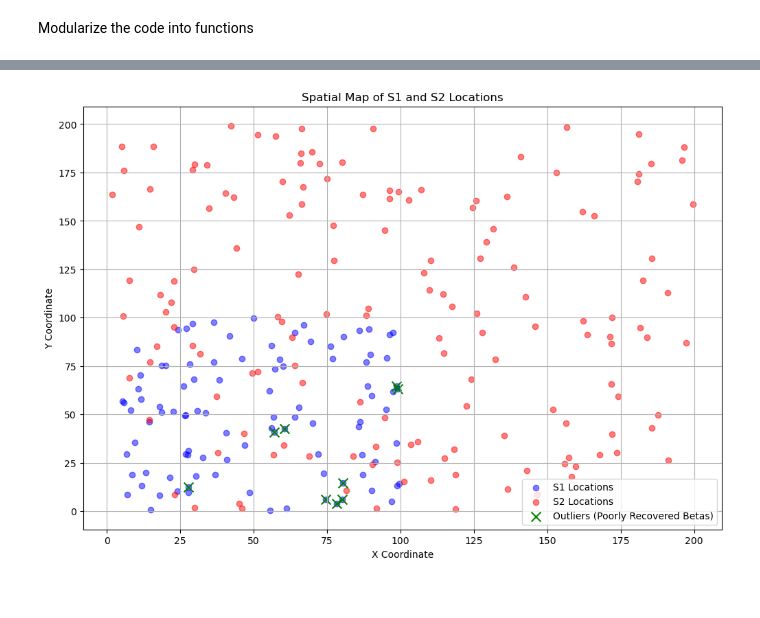
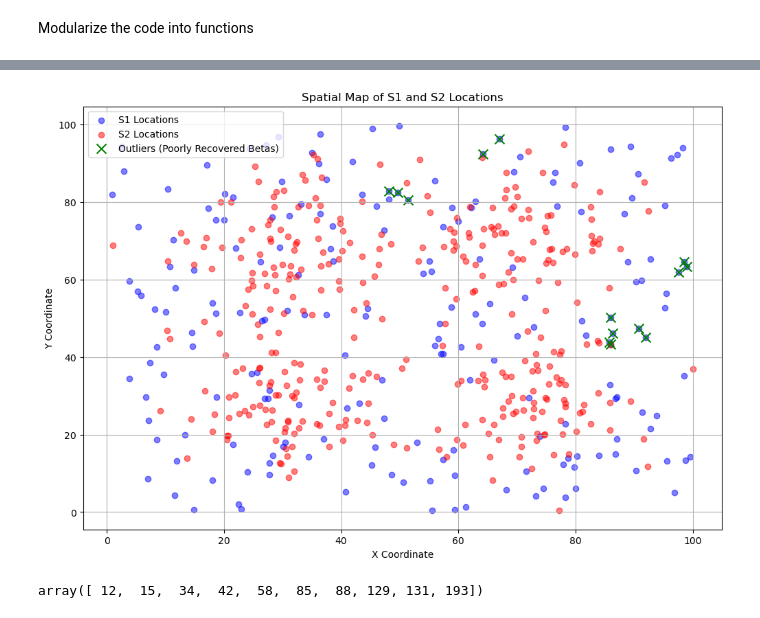
Before and after one commit to marquisvictor/change-of-support-gwr-mgwr, a Jupyter notebook: AICvsK.ipynb, the cells around one changed output, grey strips where cells are left out. Cells and saved outputs as stored; diff of their text form; code cells hidden in the pictures.

Commit message:
same spatal extents and increased samples
version with same spatal extents and increased samples

```diff
--- a/AICvsK.ipynb
+++ b/AICvsK.ipynb
@@ -11,14 +12,18 @@ def simulate_S1_S2(num_points1, num_points2):
     np.random.seed(26) # set random seed
 
     locations1 = np.random.rand(num_points1, 2) * 100
-    locations2 = np.random.rand(num_points2, 2) * 200
+
+    centers = [(30, 30), (70, 70), (30, 70), (70, 30)]  # Four clusters
+    locations2, _ = make_blobs(n_samples=num_points2, centers=centers, cluster_std=10.0, random_state=26)
+
+    locations2 = np.clip(locations2, 0, 100)
 
     s1 = np.random.normal(50, 10, num_points1)  # Target support observations
     s2 = np.random.normal(100, 50, num_points2) # Source support observations
 
     return s1, locations1, s2, locations2
 
-S1, loc1, S2, loc2 = simulate_S1_S2(100, 150)
+S1, loc1, S2, loc2 = simulate_S1_S2(200, 350)
 
 # Simulate beta surface
 
@@ -278,34 +248,34 @@ plt.show()
 # %%
 # Choose the optimal k based on AICc
-optimal_k = optimal_k
+optimal_k = 3
 
 # Calculate absolute differences between true and recovered betas for the optimal k
 differences_optimal_k = np.abs(B - betas_dict[optimal_k])
 
-threshold = 200  # Threshold for identifying poorly recovered betas
+threshold = 400  # Threshold for identifying poorly recovered betas
                 # (I used 200 becuase points above 200 seem to deviate more significantly from the dashed line)
 
 outlier_indices = np.where(differences_optimal_k > threshold)[0]  # Indices where difference is greater than threshold
 
 # Visualize S1 and S2 on a map
 plt.figure(figsize=(12, 8))
 
 # Plot S1 locations
 plt.scatter(loc1[:, 0], loc1[:, 1], color='blue', alpha=0.5, label='S1 Locations')
 
 # Plot S2 locations
 plt.scatter(loc2[:, 0], loc2[:, 1], color='red', alpha=0.5, label='S2 Locations')
 
 # Highlight the outliers in S1
 if len(outlier_indices) > 0:
     plt.scatter(loc1[outlier_indices, 0], loc1[outlier_indices, 1], color='green',
                  s=100, label='Outliers (Poorly Recovered Betas)', marker='x')
 
 plt.xlabel('X Coordinate')
 plt.ylabel('Y Coordinate')
 plt.title(f'Spatial Map of S1 and S2 Locations')
 plt.legend()
 plt.grid(True)
 plt.show()
 # %% [output]
-[figure, old version]
+[figure, new version]
@@ -311,0 +285,4 @@ plt.show()
+# %%
+outlier_indices
+# %% [output]
+array([ 12,  15,  34,  42,  58,  85,  88, 129, 131, 193])
```
Also changed, not shown: parts of 11 cells of this notebook.
